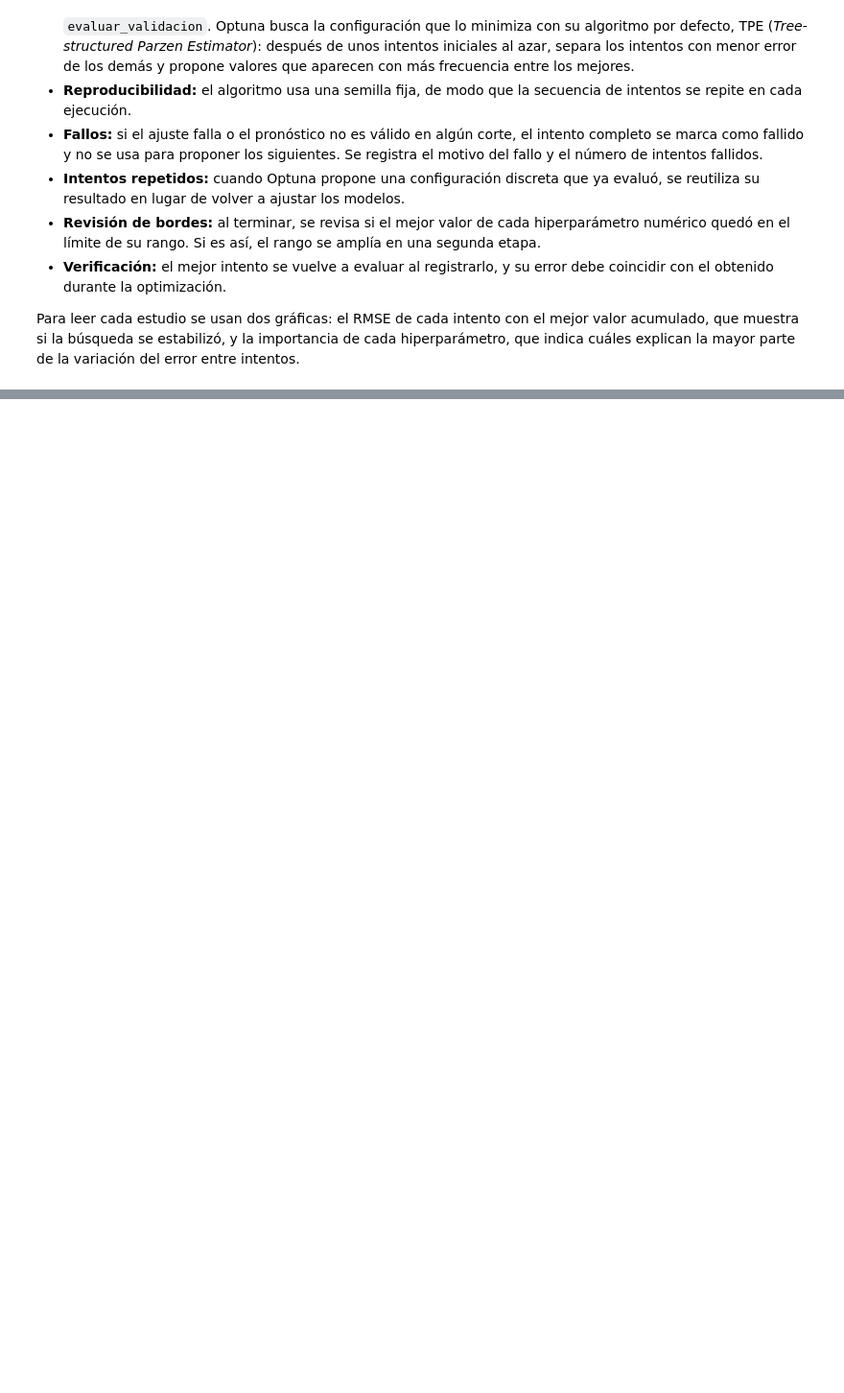
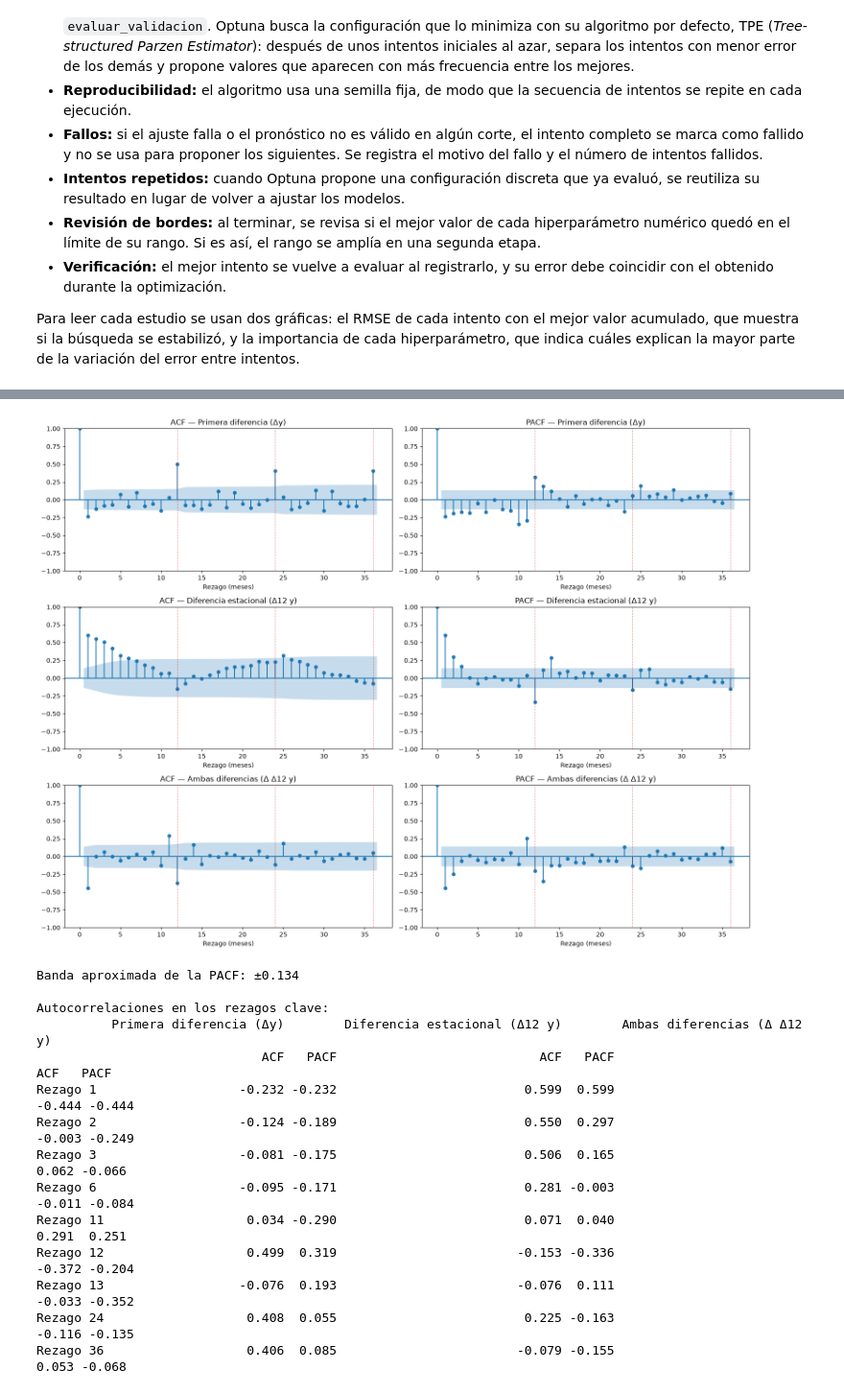
Before and after one commit to juanestebancg2806/ml3-time-series-forecasting, a Jupyter notebook: taller2/taller2_pronostico_ocupados.ipynb, the cells around one changed output, grey strips where cells are left out. Shown at 96% size. Cells and saved outputs as stored; diff of their text form; code cells hidden in the pictures; blank space fills up the shorter version.

```diff
--- a/taller2/taller2_pronostico_ocupados.ipynb
+++ b/taller2/taller2_pronostico_ocupados.ipynb
@@ -661,0 +1166,41 @@ def registrar_mejor(estudio, nombre, familia, crear_pronostico):
+# %%
+# ACF y PACF de las tres diferencias, hasta 36 rezagos (3 años). El nivel no se incluye porque
+# no es estacionario, y su ACF quedaría dominada por la tendencia.
+diferencias = ["Primera diferencia (Δy)", "Diferencia estacional (Δ12 y)", "Ambas diferencias (Δ Δ12 y)"]
+rezagos_clave = [1, 2, 3, 6, 11, 12, 13, 24, 36]
+
+fig, axes = plt.subplots(len(diferencias), 2, figsize=(16, 4 * len(diferencias)))
+valores_autocorrelacion = {}
+for fila, nombre in enumerate(diferencias):
+    serie = transformaciones[nombre]
+    plot_acf(serie, lags=36, ax=axes[fila, 0], title=f"ACF — {nombre}")
+    plot_pacf(serie, lags=36, ax=axes[fila, 1], method="ywm", title=f"PACF — {nombre}")
+    for ax in axes[fila]:
+        ax.set_xlabel("Rezago (meses)")
+        for rezago_estacional in (12, 24, 36):
+            ax.axvline(rezago_estacional, color="C3", linestyle=":", linewidth=0.8)
+    valores_autocorrelacion[(nombre, "ACF")] = acf(serie, nlags=36)[rezagos_clave]
+    valores_autocorrelacion[(nombre, "PACF")] = pacf(serie, nlags=36, method="ywm")[rezagos_clave]
+fig.tight_layout()
+plt.show()
+
+# Banda aproximada de significancia al 95 % para la PACF (la de la ACF se ensancha con el rezago)
+print(f"Banda aproximada de la PACF: ±{1.96 / np.sqrt(len(transformaciones[diferencias[0]])):.3f}")
+print("\nAutocorrelaciones en los rezagos clave:")
+print(pd.DataFrame(valores_autocorrelacion, index=[f"Rezago {r}" for r in rezagos_clave]).round(3).to_string())
+# %% [output]
+[figure, added]
+Banda aproximada de la PACF: ±0.134
+
+Autocorrelaciones en los rezagos clave:
+          Primera diferencia (Δy)        Diferencia estacional (Δ12 y)        Ambas diferencias (Δ Δ12 y)
+                              ACF   PACF                           ACF   PACF                         ACF   PACF
+Rezago 1                   -0.232 -0.232                         0.599  0.599                      -0.444 -0.444
+Rezago 2                   -0.124 -0.189                         0.550  0.297                      -0.003 -0.249
+Rezago 3                   -0.081 -0.175                         0.506  0.165                       0.062 -0.066
+Rezago 6                   -0.095 -0.171                         0.281 -0.003                      -0.011 -0.084
+Rezago 11                   0.034 -0.290                         0.071  0.040                       0.291  0.251
+Rezago 12                   0.499  0.319                        -0.153 -0.336                      -0.372 -0.204
+Rezago 13                  -0.076  0.193                        -0.076  0.111                      -0.033 -0.352
+Rezago 24                   0.408  0.055                         0.225 -0.163                      -0.116 -0.135
+Rezago 36                   0.406  0.085                        -0.079 -0.155                       0.053 -0.068
```
Also changed, not shown: parts of 12 cells of this notebook.
